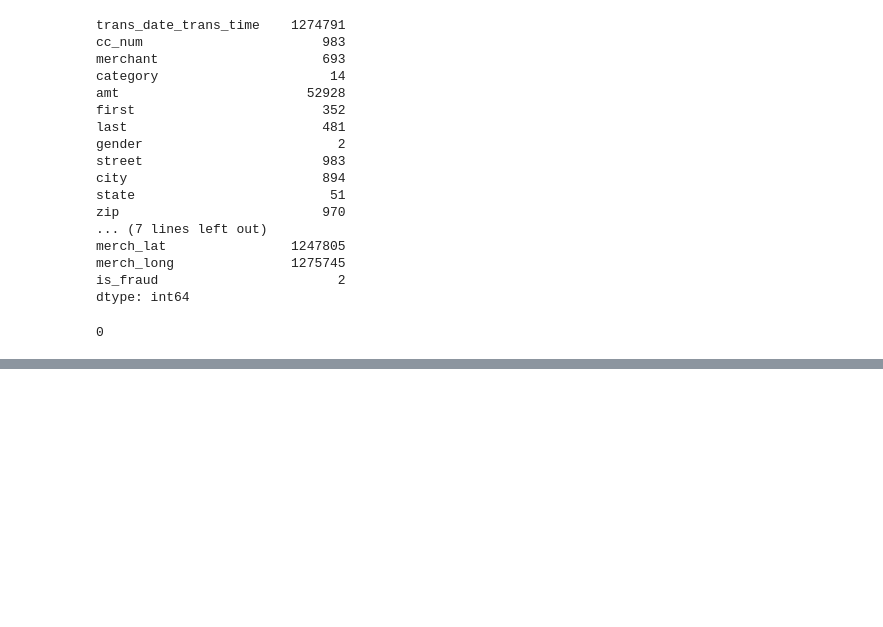
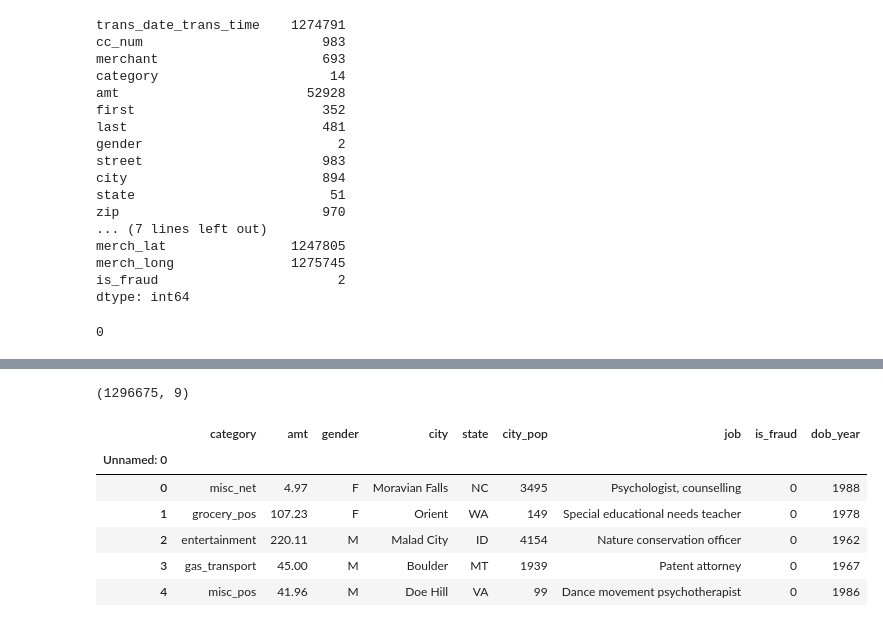
Before and after one commit to candobettercode/codsoft, a Jupyter notebook: credit_card_fraud_detection/Credit-card-Fraud-Detection.ipynb, the cells around one changed output, grey strips where cells are left out. Cells and saved outputs as stored; diff of their text form; code cells hidden in the pictures; blank space fills up the shorter version.

```diff
--- a/credit_card_fraud_detection/Credit-card-Fraud-Detection.ipynb
+++ b/credit_card_fraud_detection/Credit-card-Fraud-Detection.ipynb
@@ -158,0 +195,14 @@ len(data) - len(data.dropna())
+# %%
+data.shape
+# %% [output]
+(1296675, 9)
+# %%
+data.head()
+# %% [output]
+|  | category | amt | gender | city | state | city_pop | job | is_fraud | dob_year |
+| Unnamed: 0 |  |  |  |  |  |  |  |  |  |
+| 0 | misc_net | 4.97 | F | Moravian Falls | NC | 3495 | Psychologist, counselling | 0 | 1988 |
+| 1 | grocery_pos | 107.23 | F | Orient | WA | 149 | Special educational needs teacher | 0 | 1978 |
+| 2 | entertainment | 220.11 | M | Malad City | ID | 4154 | Nature conservation officer | 0 | 1962 |
+| 3 | gas_transport | 45.00 | M | Boulder | MT | 1939 | Patent attorney | 0 | 1967 |
+| 4 | misc_pos | 41.96 | M | Doe Hill | VA | 99 | Dance movement psychotherapist | 0 | 1986 |
```
Also changed, not shown: parts of 12 cells of this notebook.
